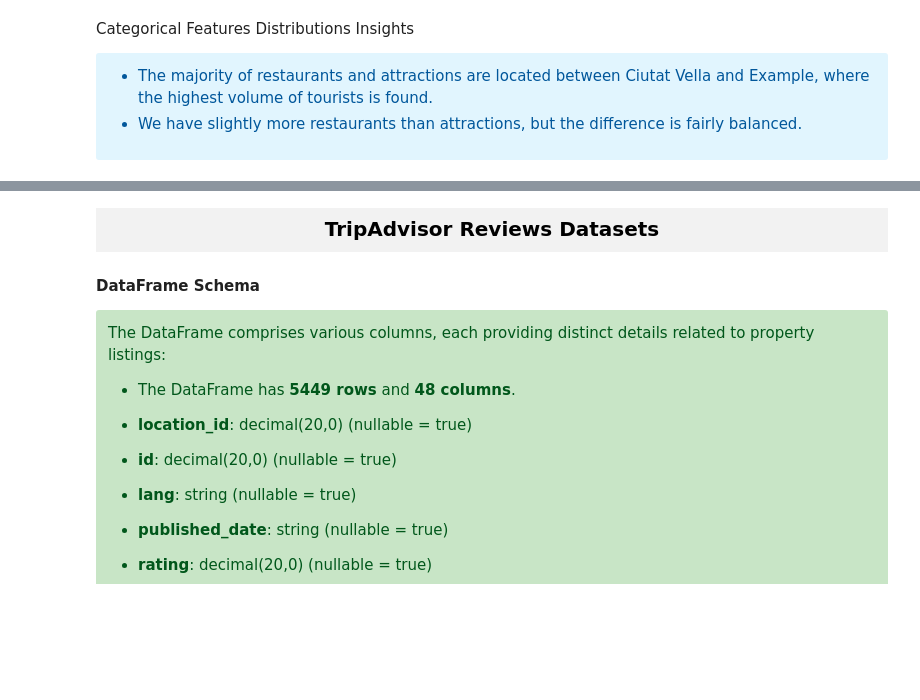
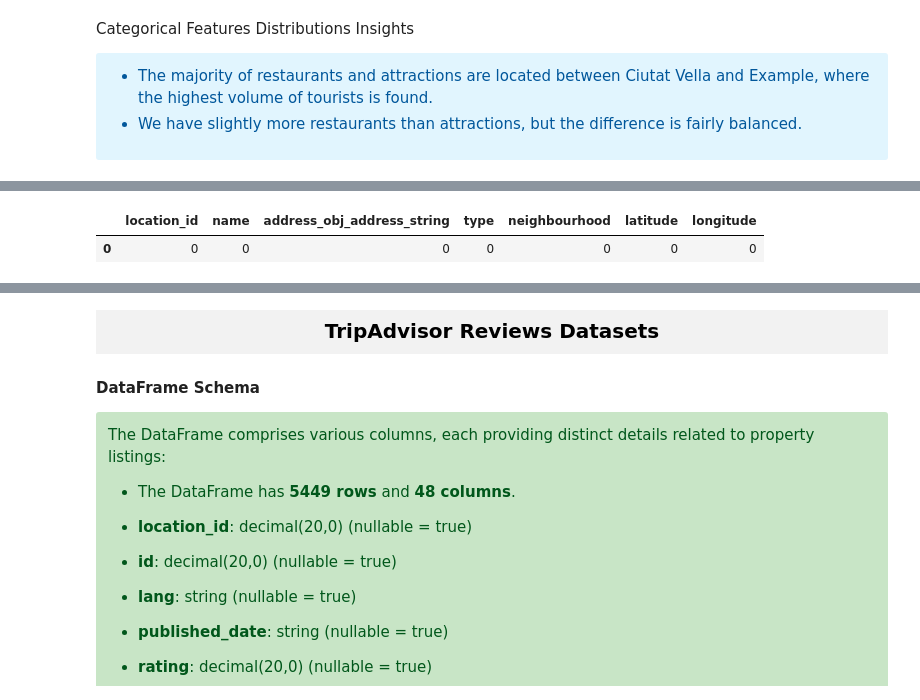
Before and after one commit to elenaalegret/Semantic_Data_Management-AI, a Jupyter notebook: data_quality_pipeline/DataQualityPipeline.ipynb, the cells around one changed output, grey strips where cells are left out. Saved outputs shown, nothing was run; the diff lists cells and outputs as text; code cells hidden in the pictures; blank space fills up the shorter version.

```diff
--- a/data_quality_pipeline/DataQualityPipeline.ipynb
+++ b/data_quality_pipeline/DataQualityPipeline.ipynb
@@ -944,0 +1074,7 @@ df_barcelona.printSchema()
+# %%
+nan_counts = df_barcelona.select([count(when(isnan(c) | col(c).isNull(), c)).alias(c) for c in df_barcelona.columns])
+total_nan_count = sum(nan_counts.collect()[0])
+nan_counts.toPandas()
+# %% [output]
+|  | location_id | name | address_obj_address_string | type | neighbourhood | latitude | longitude |
+| 0 | 0 | 0 | 0 | 0 | 0 | 0 | 0 |
```
Also changed, not shown: parts of 32 cells of this notebook, 12 other files.
